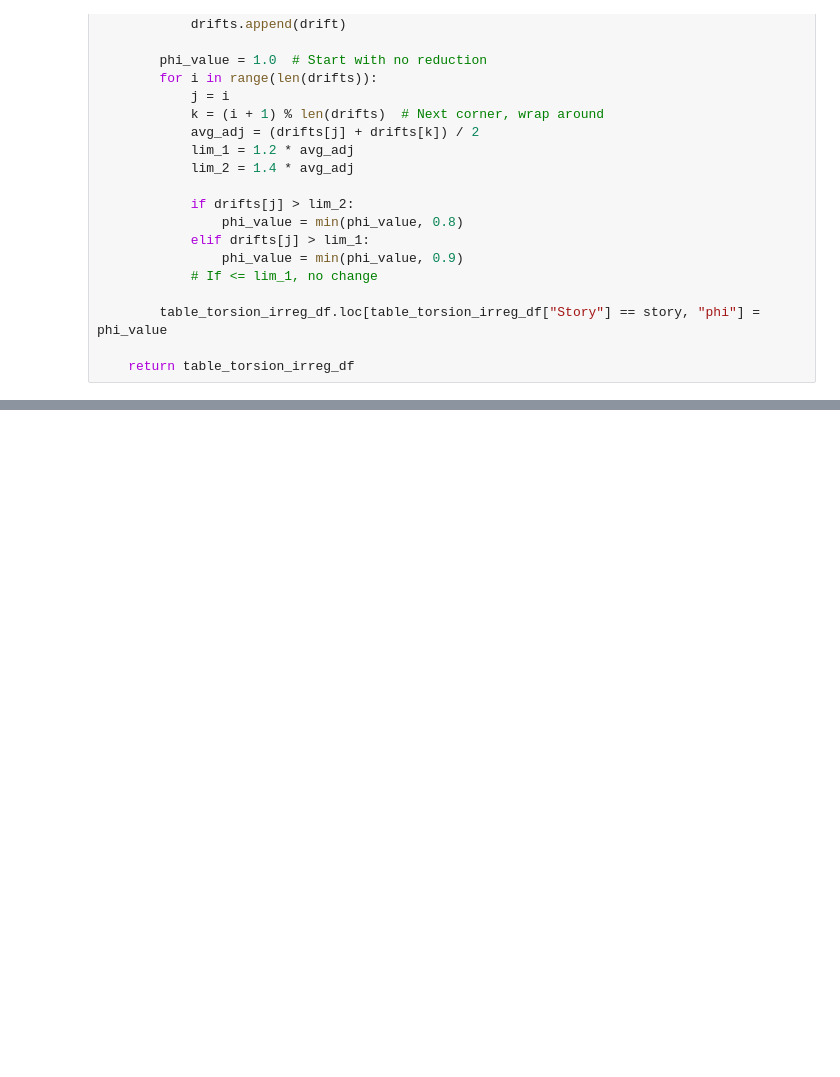
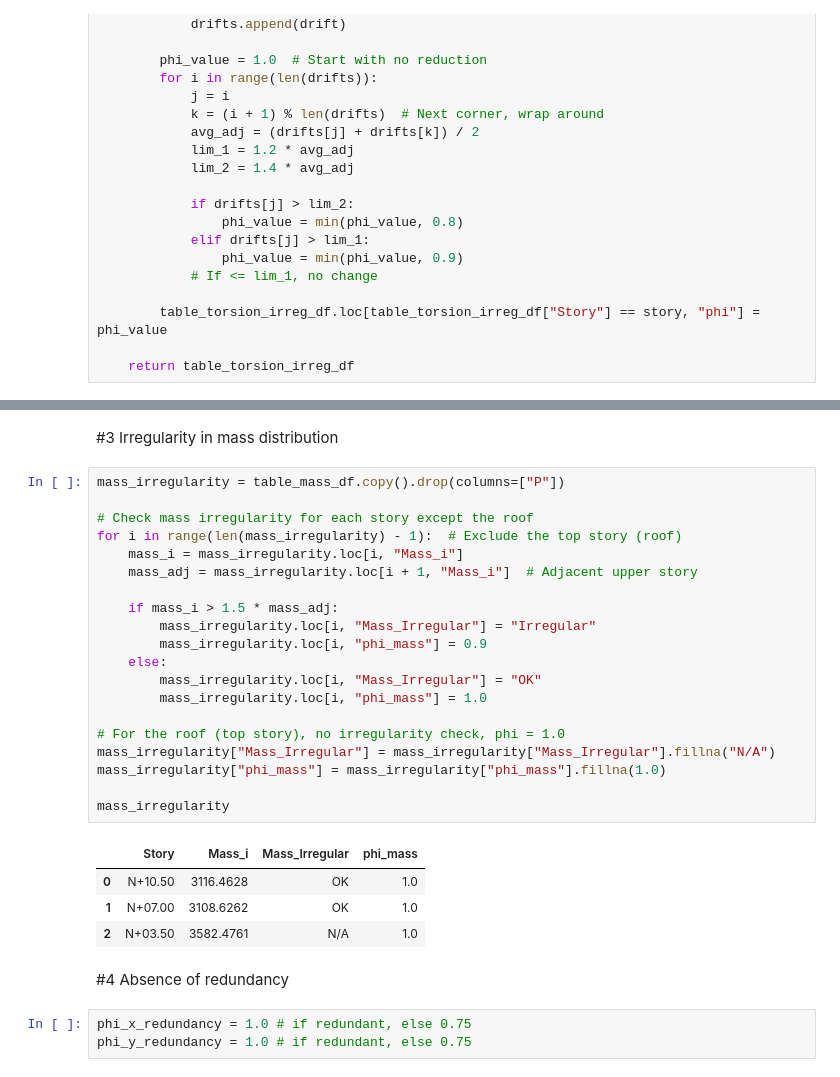
Before and after one commit to jzamora18/ETABS_API, a Jupyter notebook: scr/Calculations.ipynb, the cells around one changed output, grey strips where cells are left out. Cells and saved outputs as stored; diff of their text form; blank space fills up the shorter version.

```diff
--- a/scr/Calculations.ipynb
+++ b/scr/Calculations.ipynb
@@ -603,0 +670,32 @@ table_stiffness
+# %% [markdown]
+#3 Irregularity in mass distribution
+# %%
+mass_irregularity = table_mass_df.copy().drop(columns=["P"])
+
+# Check mass irregularity for each story except the roof
+for i in range(len(mass_irregularity) - 1):  # Exclude the top story (roof)
+    mass_i = mass_irregularity.loc[i, "Mass_i"]
+    mass_adj = mass_irregularity.loc[i + 1, "Mass_i"]  # Adjacent upper story
+
+    if mass_i > 1.5 * mass_adj:
+        mass_irregularity.loc[i, "Mass_Irregular"] = "Irregular"
+        mass_irregularity.loc[i, "phi_mass"] = 0.9
+    else:
+        mass_irregularity.loc[i, "Mass_Irregular"] = "OK"
+        mass_irregularity.loc[i, "phi_mass"] = 1.0
+
+# For the roof (top story), no irregularity check, phi = 1.0
+mass_irregularity["Mass_Irregular"] = mass_irregularity["Mass_Irregular"].fillna("N/A")
+mass_irregularity["phi_mass"] = mass_irregularity["phi_mass"].fillna(1.0)
+
+mass_irregularity
+# %% [output]
+|  | Story | Mass_i | Mass_Irregular | phi_mass |
+| 0 | N+10.50 | 3116.4628 | OK | 1.0 |
+| 1 | N+07.00 | 3108.6262 | OK | 1.0 |
+| 2 | N+03.50 | 3582.4761 | N/A | 1.0 |
+# %% [markdown]
+#4 Absence of redundancy
+# %%
+phi_x_redundancy = 1.0 # if redundant, else 0.75
+phi_y_redundancy = 1.0 # if redundant, else 0.75
```
Also changed, not shown: parts of 22 cells of this notebook, 3 other files.
